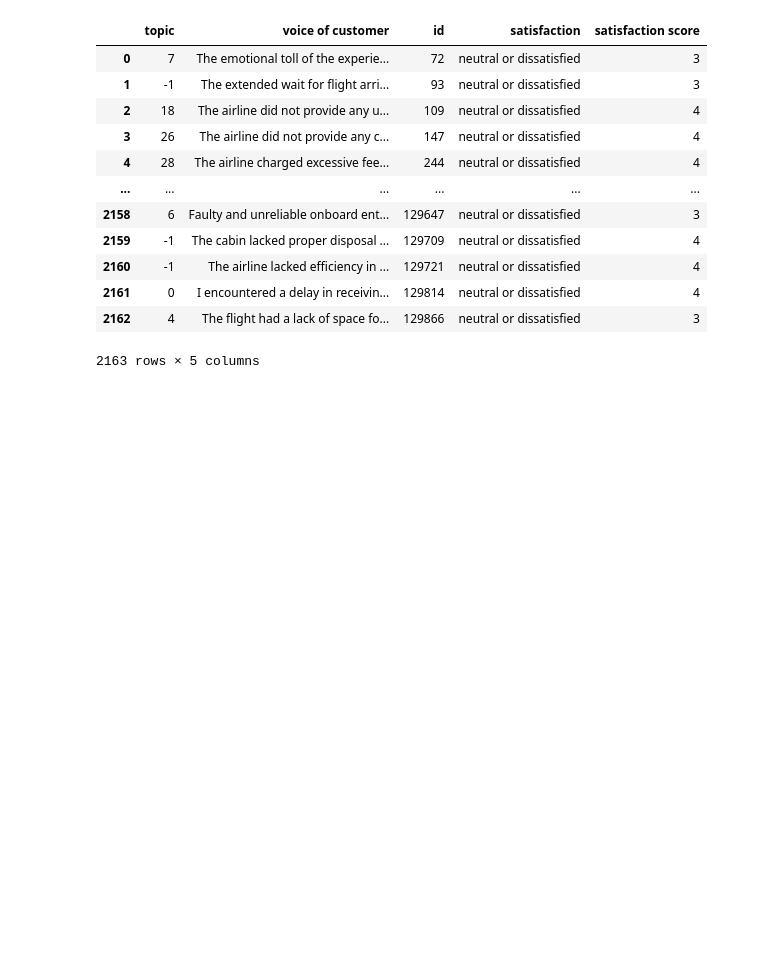
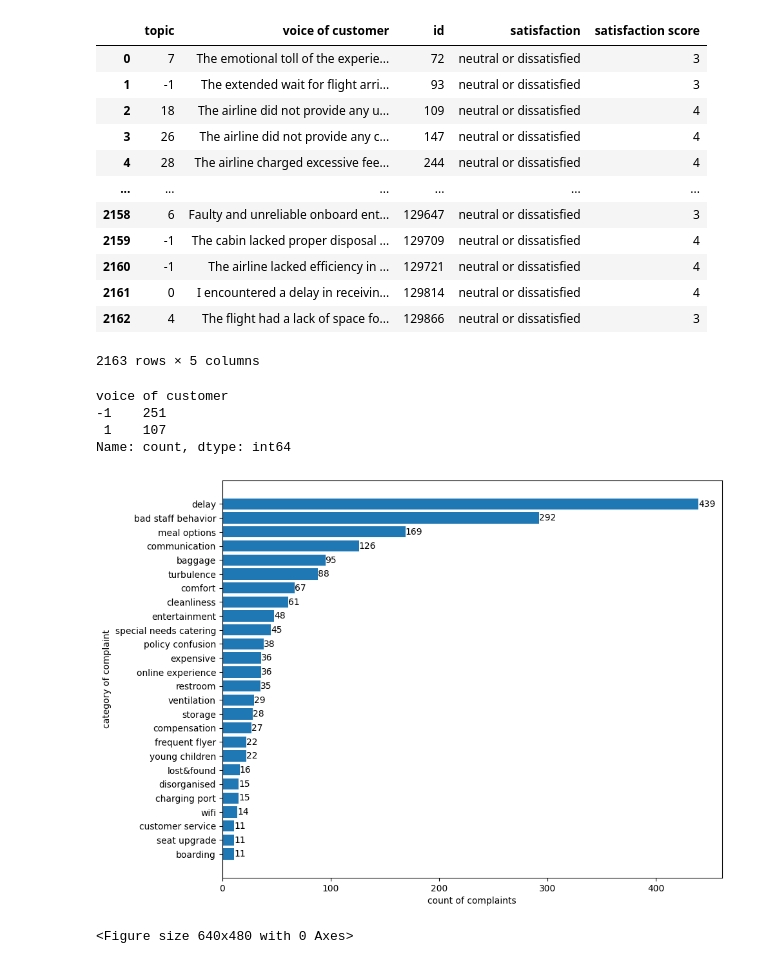
Before and after one commit to zihaow17/SMU_DSAxMaersk_Case_Comp_2023, a Jupyter notebook: eda_voice.ipynb, the cells around one changed output. Drawn from its saved outputs; the diff is of its cells as text; code cells hidden in the pictures; blank space fills up the shorter version.

Commit message:
Topic modeling results and modificaions. Changes to excel made manually

```diff
--- a/eda_voice.ipynb
+++ b/eda_voice.ipynb
@@ -274,3 +274,32 @@ topic_df
 | 2161 | 0 | I encountered a delay in receivin... | 129814 | neutral or dissatisfied | 4 |
 | 2162 | 4 | The flight had a lack of space fo... | 129866 | neutral or dissatisfied | 3 |
 2163 rows × 5 columns
+# %%
+bert_topics = pd.read_csv('topic_modeling/bertopic_topics.csv').drop(columns=['Unnamed: 0'])
+bert_topic_text_mod = pd.read_csv('topic_modeling/bertopics_topic_results_modified.csv').drop(columns=['Unnamed: 0'])
+
+# finding the delays within outliers
+converted = bert_topic_text_mod[bert_topic_text_mod['topic']==-1]['voice of customer'].apply(lambda x: 1 if 'delay' in x else -1)
+converted.value_counts()
+# if topic is -1 and 'delay' is in the sentence
+# %% [output]
+voice of customer
+-1    251
+ 1    107
+Name: count, dtype: int64
+# %%
+count_df = bert_topics.groupby('summary').sum().sort_values('Count', ascending=False)['Count']
+# count_df['delay'] = count_df['delay'] + 107
+# count_df['outliers'] = count_df['outliers'] - 107
+count_df = count_df.drop('outliers', axis=0).sort_values(ascending=True)
+
+plt.figure(figsize=(10,8))
+res = plt.barh(count_df.index, count_df)
+plt.bar_label(res)
+plt.xlabel('count of complaints')
+plt.ylabel('category of complaint')
+plt.show()
+plt.savefig('topic_modeling/complaint_category.png')
+# %% [output]
+[figure, added]
+<Figure size 640x480 with 0 Axes>
```
Also changed, not shown: 3 other files.
